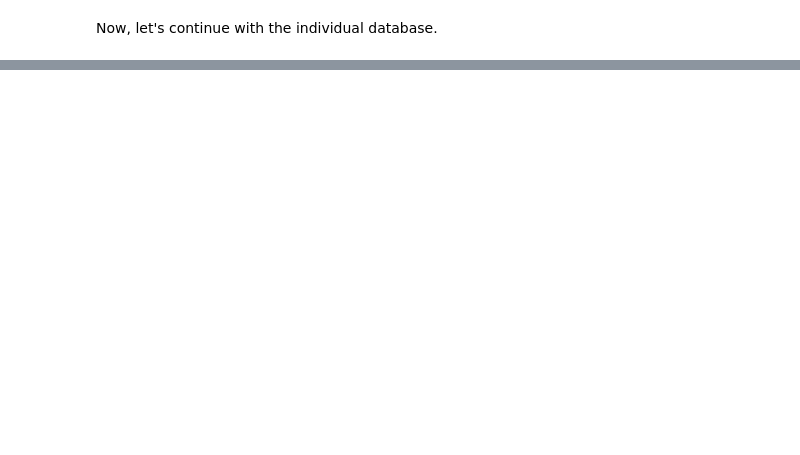
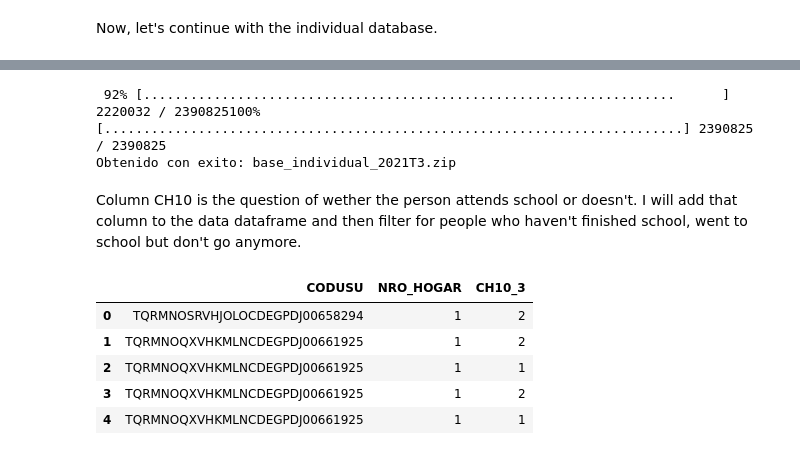
Before and after one commit to jbeiroa/learnground, a Jupyter notebook: projects/eph_sc_dropouts/EPH School Dropouts - Dataset.ipynb, the cells around one changed output, grey strips where cells are left out. Cells and saved outputs as stored; diff of their text form; code cells hidden in the pictures; blank space fills up the shorter version.

```diff
--- a/projects/eph_sc_dropouts/EPH School Dropouts.ipynb
+++ b/projects/eph_sc_dropouts/EPH School Dropouts - Dataset.ipynb
@@ -302,0 +303,17 @@ data.shape
+# %%
+eph_people3 = pyeph.get(data="eph", year=2021, period=3, tipo_base='individual')
+# %% [output]
+ 92% [....................................................................      ] 2220032 / 2390825100% [..........................................................................] 2390825 / 2390825
+Obtenido con exito: base_individual_2021T3.zip
+# %% [markdown]
+Column CH10 is the question of wether the person attends school or doesn't. I will add that column to the data dataframe and then filter for people who haven't finished school, went to school but don't go anymore.
+# %%
+third = eph_people3[['CODUSU', 'NRO_HOGAR', 'CH10']].rename({'CH10': 'CH10_3'}, axis=1)
+third.head()
+# %% [output]
+|  | CODUSU | NRO_HOGAR | CH10_3 |
+| 0 | TQRMNOSRVHJOLOCDEGPDJ00658294 | 1 | 2 |
+| 1 | TQRMNOQXVHKMLNCDEGPDJ00661925 | 1 | 2 |
+| 2 | TQRMNOQXVHKMLNCDEGPDJ00661925 | 1 | 1 |
+| 3 | TQRMNOQXVHKMLNCDEGPDJ00661925 | 1 | 2 |
+| 4 | TQRMNOQXVHKMLNCDEGPDJ00661925 | 1 | 1 |
```
Also changed, not shown: parts of 11 cells of this notebook, 1 other file.
